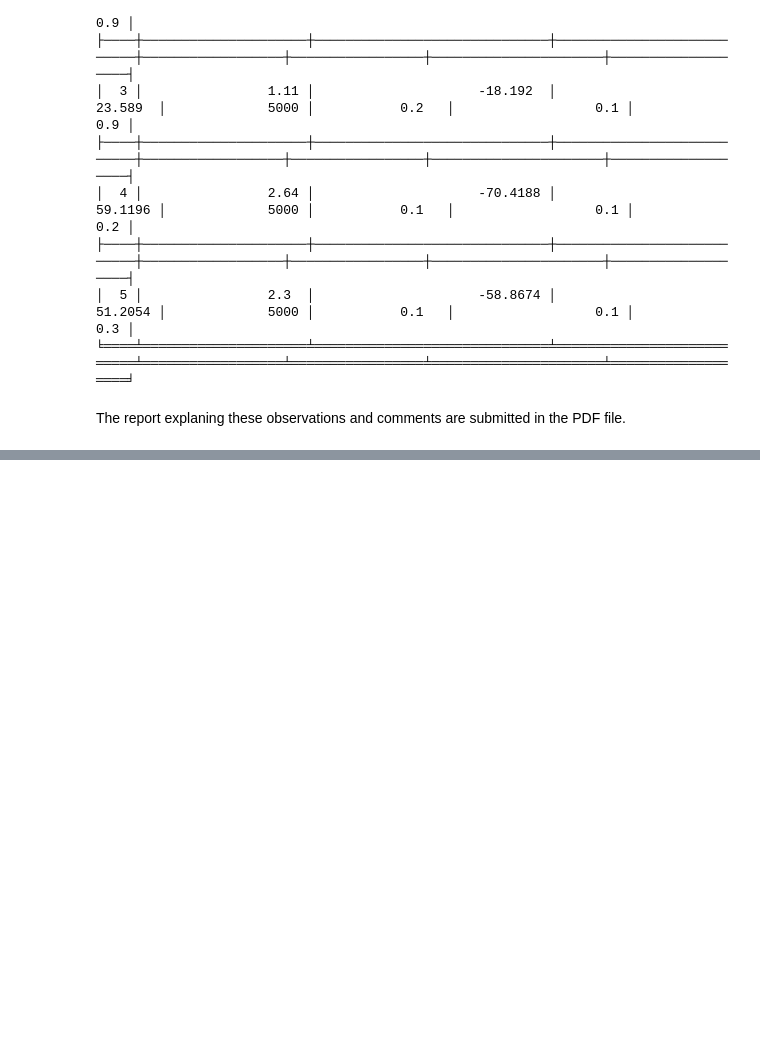
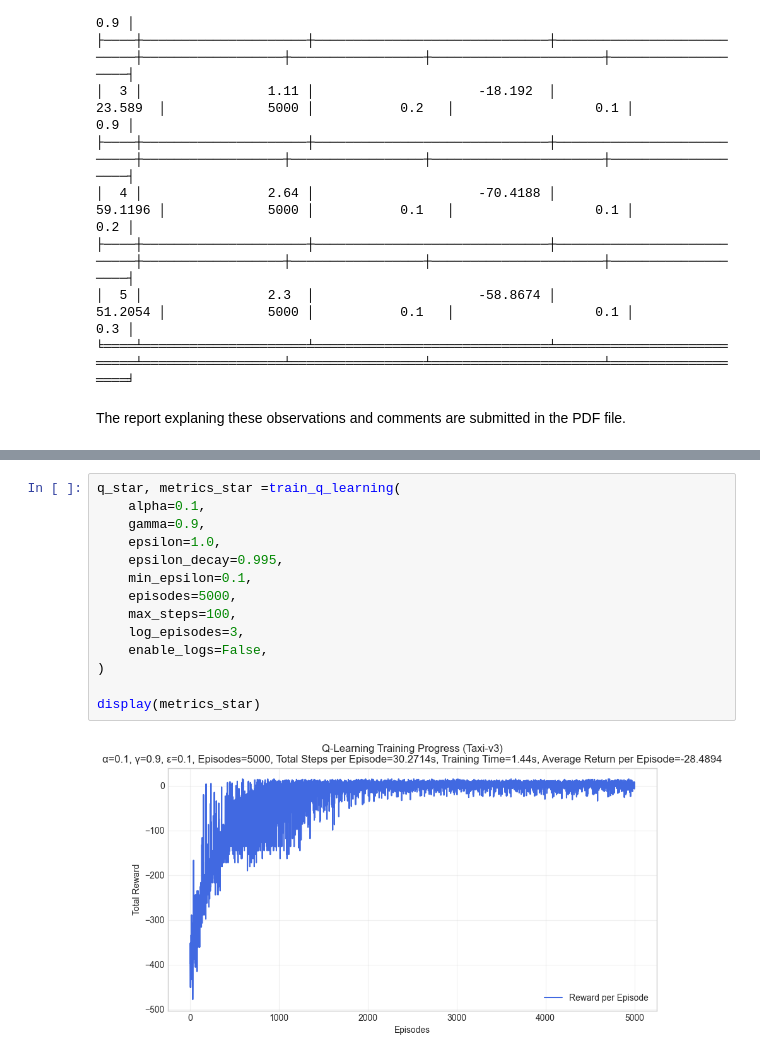
Before and after one commit to Christo-Conestoga-AIML/RL-Assignment-2, a Jupyter notebook: lib/main.ipynb, the cells around one changed output, grey strips where cells are left out. Saved outputs shown, nothing was run; the diff lists cells and outputs as text; blank space fills up the shorter version.

Commit message:
added q_star and metrics_star

```diff
--- a/lib/main.ipynb
+++ b/lib/main.ipynb
@@ -230,0 +234,16 @@ The report explaning these observations and comments are submitted in the PDF fi
+# %%
+q_star, metrics_star =train_q_learning(
+    alpha=0.1,
+    gamma=0.9,
+    epsilon=1.0,
+    epsilon_decay=0.995,
+    min_epsilon=0.1,
+    episodes=5000,
+    max_steps=100,
+    log_episodes=3,
+    enable_logs=False,
+)
+
+display(metrics_star)
+# %% [output]
+[figure, added]
```
Also changed, not shown: parts of 2 cells of this notebook.
